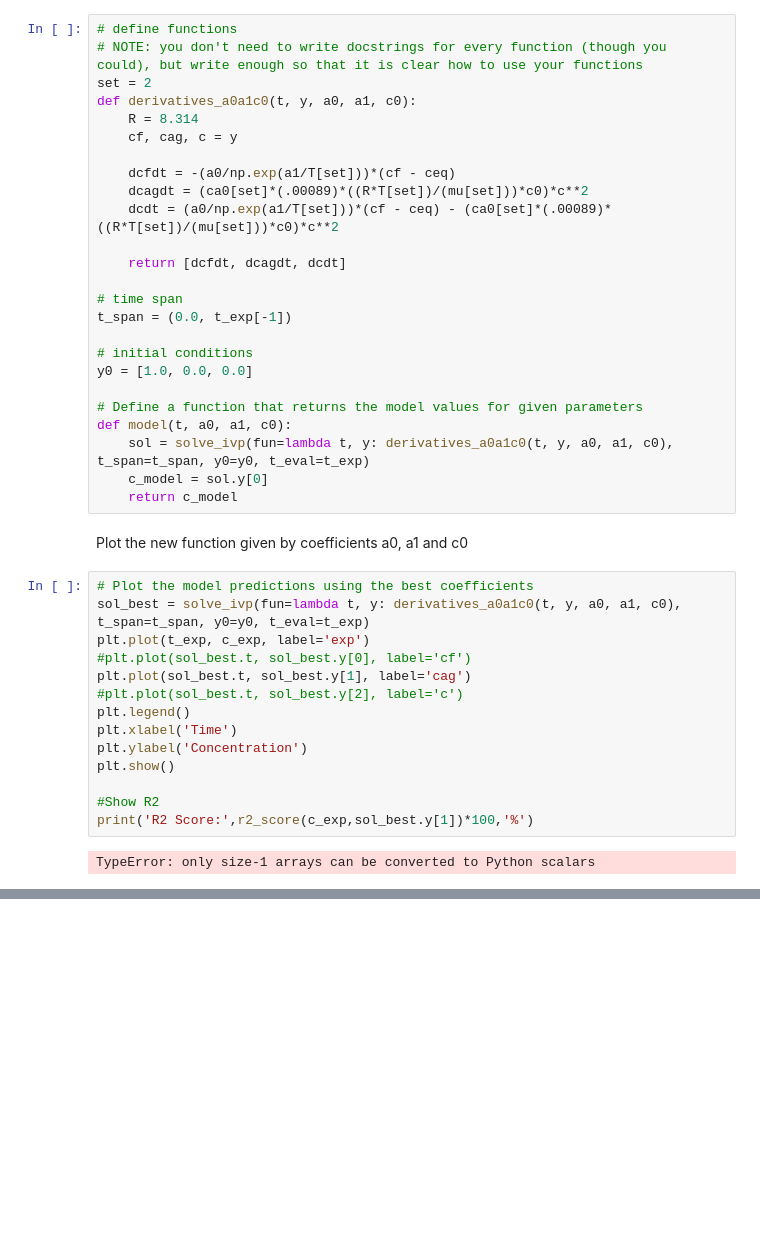
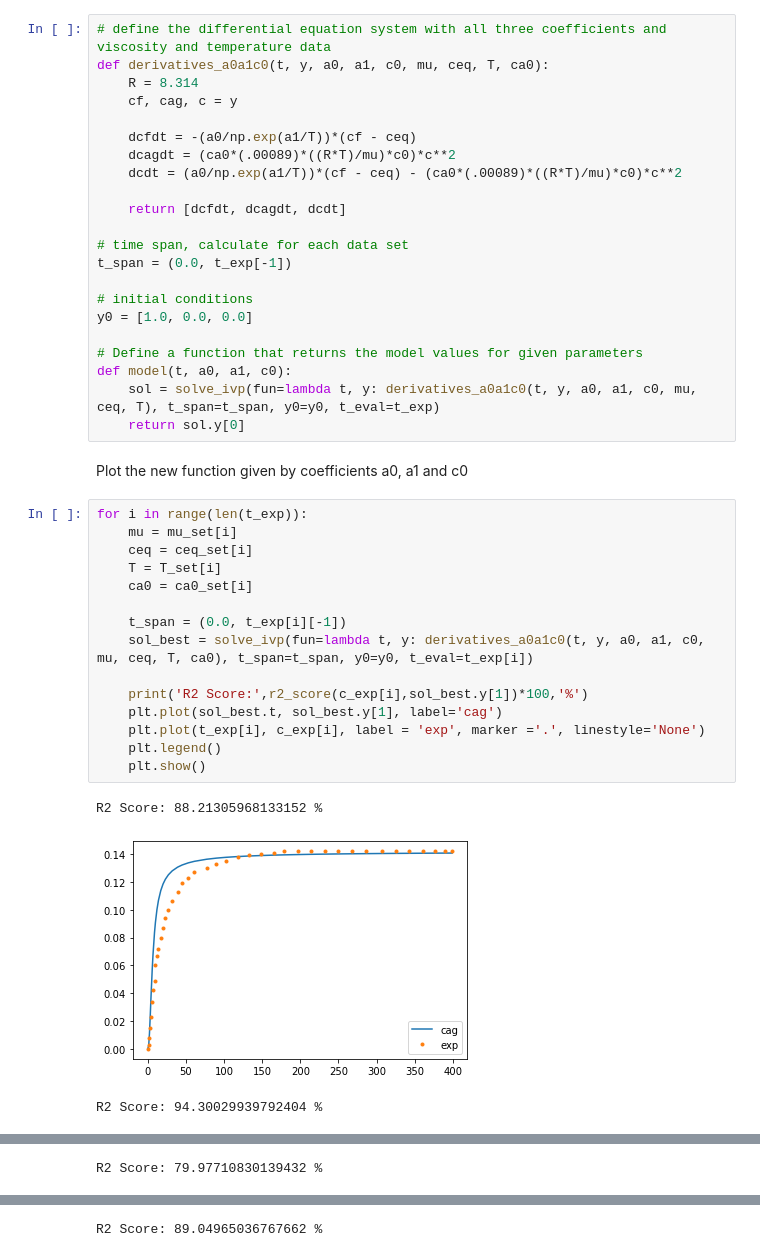
Before and after one commit to beltran-ennova/PAKineticsFit, a Jupyter notebook: FitKineticsPA.ipynb, the cells around one changed output, grey strips where cells are left out. Saved outputs shown, nothing was run; the diff lists cells and outputs as text; blank space fills up the shorter version.

Commit message:
Added calculation of coefficients a0, a1 and c0

```diff
--- a/FitKineticsPA.ipynb
+++ b/FitKineticsPA.ipynb
@@ -175,20 +193,18 @@ error: Result from function call is not a proper array of floats.
 # %% [markdown]
 Using these coefficients solve the differential equations to obtain a new approximation
 # %%
-# define functions
-# NOTE: you don't need to write docstrings for every function (though you could), but write enough so that it is clear how to use your functions
-set = 2
-def derivatives_a0a1c0(t, y, a0, a1, c0):
+# define the differential equation system with all three coefficients and viscosity and temperature data
+def derivatives_a0a1c0(t, y, a0, a1, c0, mu, ceq, T, ca0):
     R = 8.314
     cf, cag, c = y
 
-    dcfdt = -(a0/np.exp(a1/T[set]))*(cf - ceq)
-    dcagdt = (ca0[set]*(.00089)*((R*T[set])/(mu[set]))*c0)*c**2
-    dcdt = (a0/np.exp(a1/T[set]))*(cf - ceq) - (ca0[set]*(.00089)*((R*T[set])/(mu[set]))*c0)*c**2
+    dcfdt = -(a0/np.exp(a1/T))*(cf - ceq)
+    dcagdt = (ca0*(.00089)*((R*T)/mu)*c0)*c**2
+    dcdt = (a0/np.exp(a1/T))*(cf - ceq) - (ca0*(.00089)*((R*T)/mu)*c0)*c**2
 
     return [dcfdt, dcagdt, dcdt]
 
-# time span
+# time span, calculate for each data set
 t_span = (0.0, t_exp[-1])
 
 # initial conditions
@@ -196,24 +212,26 @@ y0 = [1.0, 0.0, 0.0]
 
 # Define a function that returns the model values for given parameters
 def model(t, a0, a1, c0):
-    sol = solve_ivp(fun=lambda t, y: derivatives_a0a1c0(t, y, a0, a1, c0), t_span=t_span, y0=y0, t_eval=t_exp)
-    c_model = sol.y[0]
-    return c_model
+    sol = solve_ivp(fun=lambda t, y: derivatives_a0a1c0(t, y, a0, a1, c0, mu, ceq, T), t_span=t_span, y0=y0, t_eval=t_exp)
+    return sol.y[0]
 # %% [markdown]
 Plot the new function given by coefficients a0, a1 and c0
 # %%
-# Plot the model predictions using the best coefficients
-sol_best = solve_ivp(fun=lambda t, y: derivatives_a0a1c0(t, y, a0, a1, c0), t_span=t_span, y0=y0, t_eval=t_exp)
-plt.plot(t_exp, c_exp, label='exp')
-#plt.plot(sol_best.t, sol_best.y[0], label='cf')
-plt.plot(sol_best.t, sol_best.y[1], label='cag')
-#plt.plot(sol_best.t, sol_best.y[2], label='c')
-plt.legend()
-plt.xlabel('Time')
-plt.ylabel('Concentration')
-plt.show()
+for i in range(len(t_exp)):
+    mu = mu_set[i]
+    ceq = ceq_set[i]
+    T = T_set[i]
+    ca0 = ca0_set[i]
 
-#Show R2
-print('R2 Score:',r2_score(c_exp,sol_best.y[1])*100,'%')
+    t_span = (0.0, t_exp[i][-1])
+    sol_best = solve_ivp(fun=lambda t, y: derivatives_a0a1c0(t, y, a0, a1, c0, mu, ceq, T, ca0), t_span=t_span, y0=y0, t_eval=t_exp[i])
+
+    print('R2 Score:',r2_score(c_exp[i],sol_best.y[1])*100,'%')
+    plt.plot(sol_best.t, sol_best.y[1], label='cag')
+    plt.plot(t_exp[i], c_exp[i], label = 'exp', marker ='.', linestyle='None')
+    plt.legend()
+    plt.show()
 # %% [output]
-TypeError: only size-1 arrays can be converted to Python scalars
+R2 Score: 88.21305968133152 %
+[figure, added]
+R2 Score: 94.30029939792404 %
@@ -219,0 +239 @@ TypeError: only size-1 arrays can be converted to Python scalars
+R2 Score: 79.97710830139432 %
@@ -219,0 +241 @@ TypeError: only size-1 arrays can be converted to Python scalars
+R2 Score: 89.04965036767662 %
```
Also changed, not shown: parts of 7 cells of this notebook, 1 other file.
